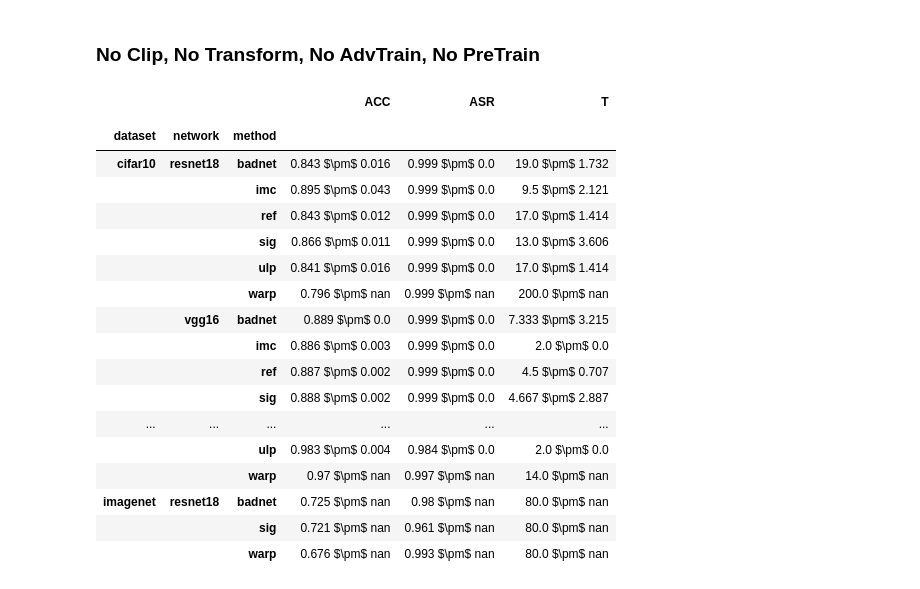
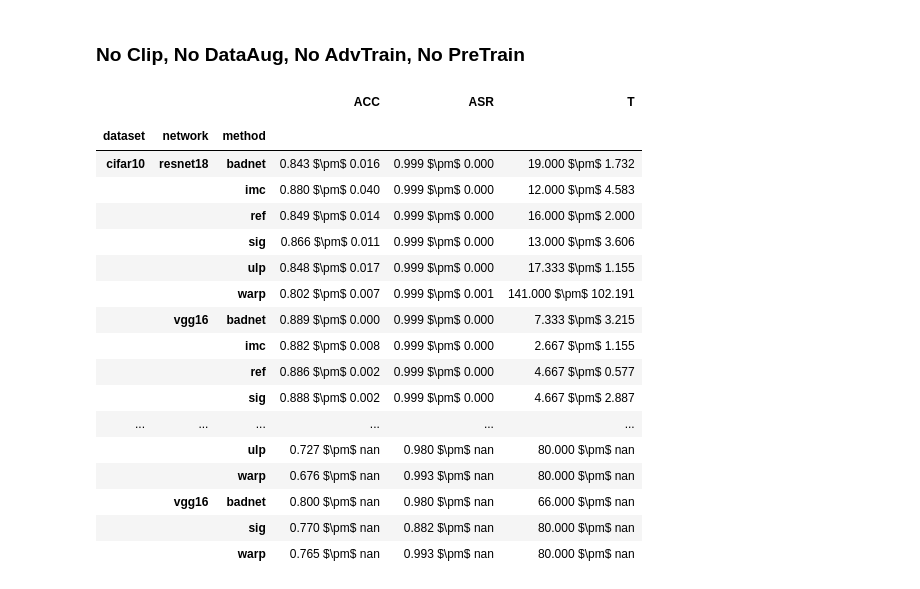
Before and after one commit to TrellixVulnTeam/UAPAttack_Y7IH, a Jupyter notebook: notebook/Experiment_Log_Process.ipynb, the cells around one changed output. Cells and saved outputs as stored; diff of their text form; code cells hidden in the pictures.

```diff
--- a/notebook/Experiment_Log_Process.ipynb
+++ b/notebook/Experiment_Log_Process.ipynb
@@ -8,11 +8,18 @@ import pickle as pkl
 import torch
 import pandas as pd
 import numpy as np
+import matplotlib.pyplot as plt
+%matplotlib inline
+
+pd.options.display.float_format = '{:,.3f}'.format
 
 network_list = ['resnet18', 'vgg16', 'densenet121']
 dataset_list = ['cifar10', 'gtsrb', 'imagenet']
 method_list  = ['badnet', 'sig', 'ref', 'warp', 'imc', 'uap', 'ulp']
 
+cmap = {'badnet':'black', 'sig':'yellow', 'ref':'green', 'warp':'orange', 'imc':'red', 'ulp':'blue'}
+smap = {'badnet':'o', 'sig':'*', 'ref':'.', 'warp':'x', 'imc':'+', 'ulp':'D'}
+
 logdir = "/scr/songzhu/trojai/uapattack/result"
 logs = os.listdir(logdir)
 # %%
@@ -41,7 +48,7 @@ for combo in product(method_list, dataset_list, network_list):
         f.close()
 
         n_epochs = config['train'][config['args']['dataset']]['N_EPOCHS']
-        if n_epochs < 5:
+        if n_epochs < 80:
             continue
 
         res_dict['dataset'].append(dataset)
@@ -63,32 +70,32 @@ for combo in product(method_list, dataset_list, network_list):
 # %%
 res_dict = pd.DataFrame(res_dict).drop_duplicates().groupby(by=['dataset', 'network', 'method', 'seed']).first().reset_index()
 # %% [markdown]
-### No Clip, No Transform, No AdvTrain, No PreTrain
+### No Clip, No DataAug, No AdvTrain, No PreTrain
 # %%
 agg_dict = res_dict.loc[((~res_dict['use_clip']) & (~res_dict['use_transform']) & (~res_dict['use_advtrain']) & (~res_dict['use_pretrain']))]
 agg_dict = agg_dict[['dataset', 'network', 'method', 'acc', 'asr', 't']].groupby(by=['dataset', 'network', 'method']).agg(func=['mean', 'std'])
-agg_dict['ACC'] = agg_dict['acc']['mean'].round(3).astype('str') + r' $\pm$ ' + agg_dict['acc']['std'].round(3).astype('str')
-agg_dict['ASR'] = agg_dict['asr']['mean'].round(3).astype('str') + r' $\pm$ ' + agg_dict['asr']['std'].round(3).astype('str')
-agg_dict['T'] =agg_dict['t']['mean'].round(3).astype('str') + r' $\pm$ ' + agg_dict['t']['std'].round(3).astype('str')
+agg_dict['ACC'] = agg_dict['acc']['mean'].round(3).apply(lambda x: '{:,.3f}'.format(x)).astype('str') + r' $\pm$ ' + agg_dict['acc']['std'].round(3).apply(lambda x: '{:,.3f}'.format(x)).astype('str')
+agg_dict['ASR'] = agg_dict['asr']['mean'].round(3).apply(lambda x: '{:,.3f}'.format(x)).astype('str') + r' $\pm$ ' + agg_dict['asr']['std'].round(3).apply(lambda x: '{:,.3f}'.format(x)).astype('str')
+agg_dict['T'] =agg_dict['t']['mean'].round(3).apply(lambda x: '{:,.3f}'.format(x)).astype('str') + r' $\pm$ ' + agg_dict['t']['std'].round(3).apply(lambda x: '{:,.3f}'.format(x)).astype('str')
 agg_dict[['ACC', 'ASR', 'T']].columns = ['ACC', 'ASR', 'T']
 agg_dict[['ACC', 'ASR', 'T']]
 # %% [output]
 |  |  |  | ACC | ASR | T |
 |  |  |  |  |  |  |
 | dataset | network | method |  |  |  |
-| cifar10 | resnet18 | badnet | 0.843 $\pm$ 0.016 | 0.999 $\pm$ 0.0 | 19.0 $\pm$ 1.732 |
-|  |  | imc | 0.895 $\pm$ 0.043 | 0.999 $\pm$ 0.0 | 9.5 $\pm$ 2.121 |
-|  |  | ref | 0.843 $\pm$ 0.012 | 0.999 $\pm$ 0.0 | 17.0 $\pm$ 1.414 |
-|  |  | sig | 0.866 $\pm$ 0.011 | 0.999 $\pm$ 0.0 | 13.0 $\pm$ 3.606 |
-|  |  | ulp | 0.841 $\pm$ 0.016 | 0.999 $\pm$ 0.0 | 17.0 $\pm$ 1.414 |
-|  |  | warp | 0.796 $\pm$ nan | 0.999 $\pm$ nan | 200.0 $\pm$ nan |
-|  | vgg16 | badnet | 0.889 $\pm$ 0.0 | 0.999 $\pm$ 0.0 | 7.333 $\pm$ 3.215 |
-|  |  | imc | 0.886 $\pm$ 0.003 | 0.999 $\pm$ 0.0 | 2.0 $\pm$ 0.0 |
-|  |  | ref | 0.887 $\pm$ 0.002 | 0.999 $\pm$ 0.0 | 4.5 $\pm$ 0.707 |
-|  |  | sig | 0.888 $\pm$ 0.002 | 0.999 $\pm$ 0.0 | 4.667 $\pm$ 2.887 |
+| cifar10 | resnet18 | badnet | 0.843 $\pm$ 0.016 | 0.999 $\pm$ 0.000 | 19.000 $\pm$ 1.732 |
+|  |  | imc | 0.880 $\pm$ 0.040 | 0.999 $\pm$ 0.000 | 12.000 $\pm$ 4.583 |
+|  |  | ref | 0.849 $\pm$ 0.014 | 0.999 $\pm$ 0.000 | 16.000 $\pm$ 2.000 |
+|  |  | sig | 0.866 $\pm$ 0.011 | 0.999 $\pm$ 0.000 | 13.000 $\pm$ 3.606 |
+|  |  | ulp | 0.848 $\pm$ 0.017 | 0.999 $\pm$ 0.000 | 17.333 $\pm$ 1.155 |
+|  |  | warp | 0.802 $\pm$ 0.007 | 0.999 $\pm$ 0.001 | 141.000 $\pm$ 102.191 |
+|  | vgg16 | badnet | 0.889 $\pm$ 0.000 | 0.999 $\pm$ 0.000 | 7.333 $\pm$ 3.215 |
+|  |  | imc | 0.882 $\pm$ 0.008 | 0.999 $\pm$ 0.000 | 2.667 $\pm$ 1.155 |
+|  |  | ref | 0.886 $\pm$ 0.002 | 0.999 $\pm$ 0.000 | 4.667 $\pm$ 0.577 |
+|  |  | sig | 0.888 $\pm$ 0.002 | 0.999 $\pm$ 0.000 | 4.667 $\pm$ 2.887 |
 | ... | ... | ... | ... | ... | ... |
-|  |  | ulp | 0.983 $\pm$ 0.004 | 0.984 $\pm$ 0.0 | 2.0 $\pm$ 0.0 |
-|  |  | warp | 0.97 $\pm$ nan | 0.997 $\pm$ nan | 14.0 $\pm$ nan |
-| imagenet | resnet18 | badnet | 0.725 $\pm$ nan | 0.98 $\pm$ nan | 80.0 $\pm$ nan |
-|  |  | sig | 0.721 $\pm$ nan | 0.961 $\pm$ nan | 80.0 $\pm$ nan |
-|  |  | warp | 0.676 $\pm$ nan | 0.993 $\pm$ nan | 80.0 $\pm$ nan |
+|  |  | ulp | 0.727 $\pm$ nan | 0.980 $\pm$ nan | 80.000 $\pm$ nan |
+|  |  | warp | 0.676 $\pm$ nan | 0.993 $\pm$ nan | 80.000 $\pm$ nan |
+|  | vgg16 | badnet | 0.800 $\pm$ nan | 0.980 $\pm$ nan | 66.000 $\pm$ nan |
+|  |  | sig | 0.770 $\pm$ nan | 0.882 $\pm$ nan | 80.000 $\pm$ nan |
+|  |  | warp | 0.765 $\pm$ nan | 0.993 $\pm$ nan | 80.000 $\pm$ nan |
```
Also changed, not shown: parts of 4 cells of this notebook, 1 other file.
